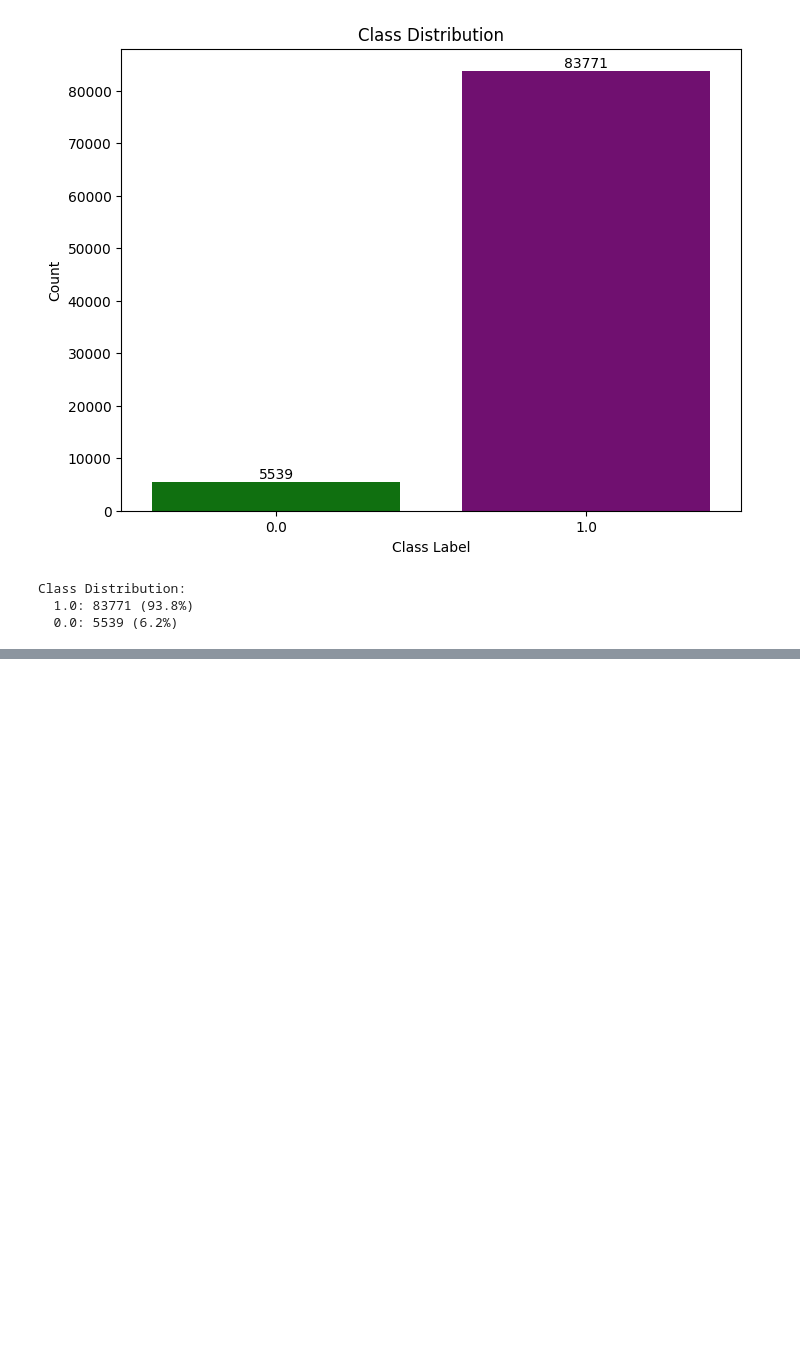
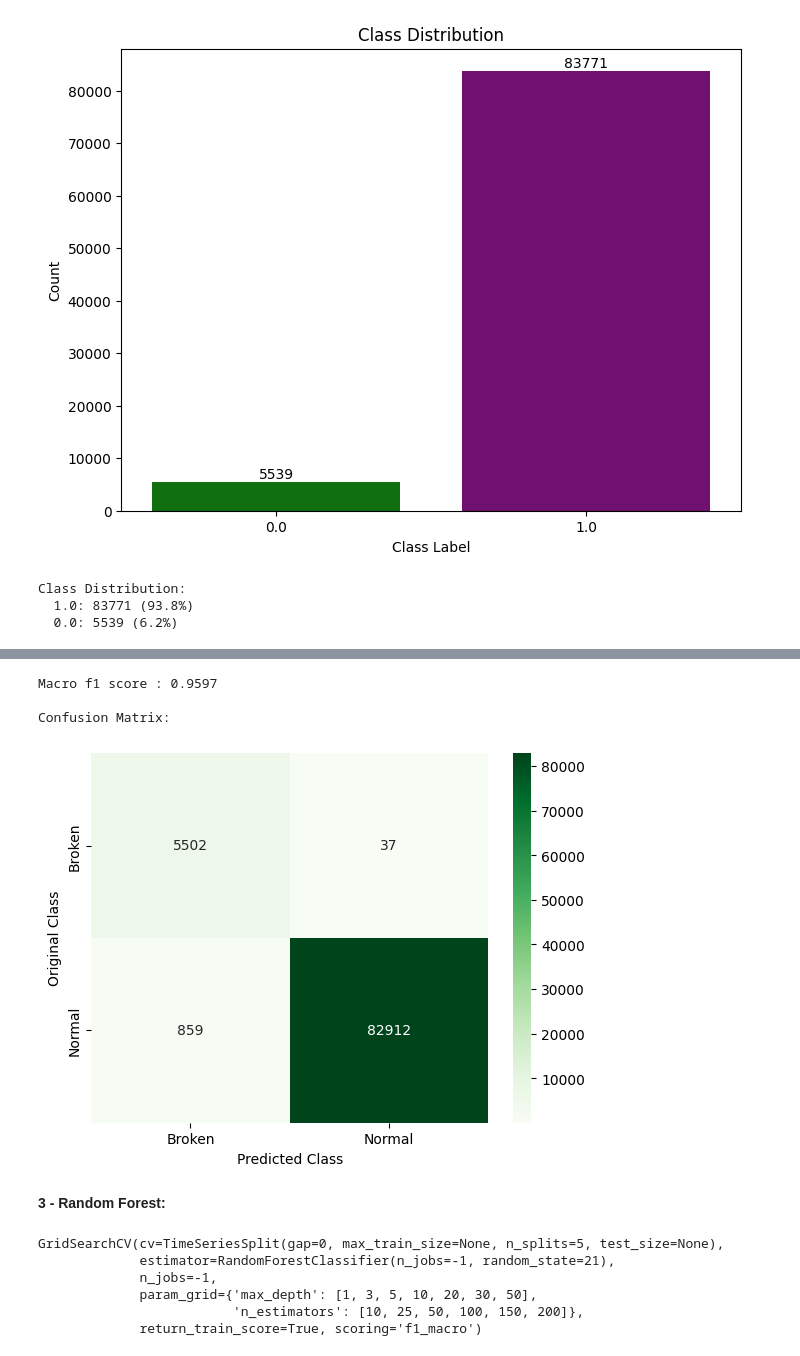
Before and after one commit to Mo7ammedAOS/Predictive-Maintenance-for-Water-Pump-Units, a Jupyter notebook: notebooks/Water_pump_pdm.ipynb, the cells around one changed output, grey strips where cells are left out. Saved outputs shown, nothing was run; the diff lists cells and outputs as text; code cells hidden in the pictures; blank space fills up the shorter version.

```diff
--- a/notebooks/Water_pump_pdm.ipynb
+++ b/notebooks/Water_pump_pdm.ipynb
@@ -683,0 +805,36 @@ array([[0.97643798, 0.8470994 , 0.95053407, ..., 0.21192803, 0.50371955,
+# %%
+svm_clf = SGDClassifier(alpha=0.01,loss= "hinge", penalty='l2', n_jobs=-1, random_state= 21)
+svm_clf.fit(X_train, y_train)
+get_results(svm_clf,X_test,y_test)
+# %% [output]
+Macro f1 score : 0.9597
+
+Confusion Matrix:
+[figure, added]
+# %% [markdown]
+**3 - Random Forest:**
+# %%
+rn_forest_clf = RandomForestClassifier(criterion='gini',random_state=21,n_jobs=-1)
+
+param_grid = {
+    'n_estimators':[10,25,50,100,150,200],
+    'max_depth':[1,3,5,10,20,30,50]
+}
+folds = TimeSeriesSplit(n_splits=5)
+rnf_cv = GridSearchCV(
+    estimator=rn_forest_clf,
+    param_grid= param_grid,
+    cv= folds,
+    scoring='f1_macro',
+    n_jobs=-1,
+    return_train_score=True
+)
+
+rnf_cv.fit(X_train,y_train)
+# %% [output]
+GridSearchCV(cv=TimeSeriesSplit(gap=0, max_train_size=None, n_splits=5, test_size=None),
+             estimator=RandomForestClassifier(n_jobs=-1, random_state=21),
+             n_jobs=-1,
+             param_grid={'max_depth': [1, 3, 5, 10, 20, 30, 50],
+                         'n_estimators': [10, 25, 50, 100, 150, 200]},
+             return_train_score=True, scoring='f1_macro')
```
Also changed, not shown: parts of 52 cells of this notebook, 7 other files.
